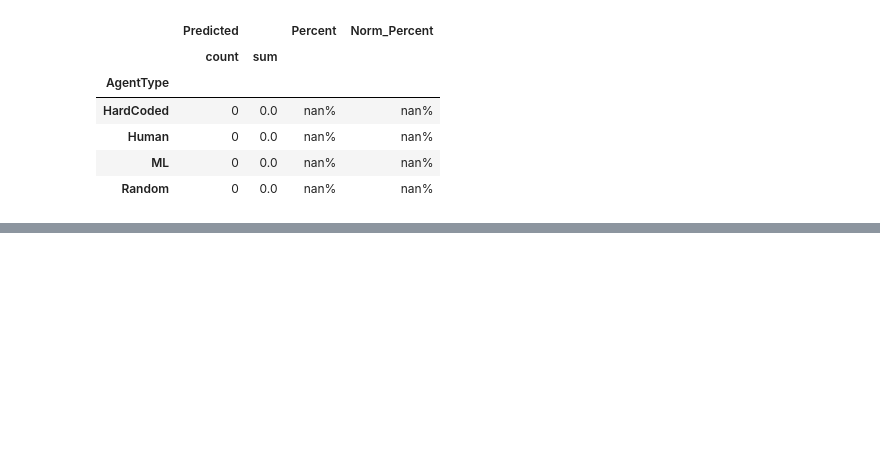
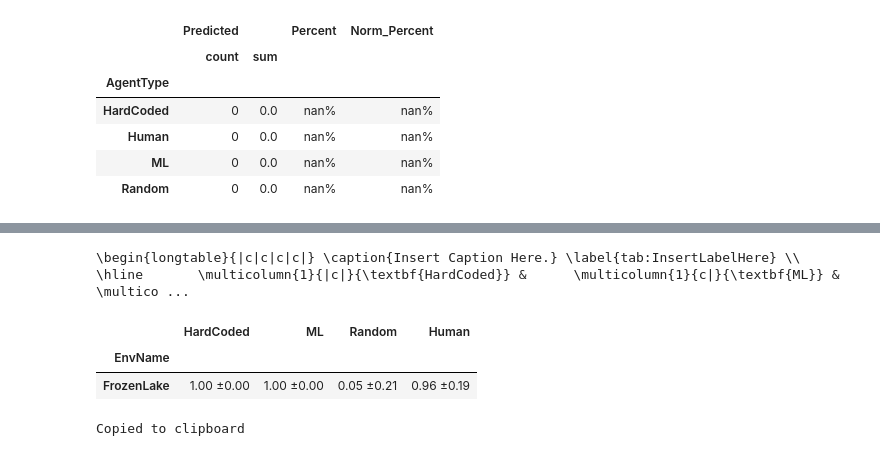
Before and after one commit to louie-jones-strong/Uni-Dissertation, a Jupyter notebook: ResultsFormating.ipynb, the cells around one changed output, grey strips where cells are left out. Drawn from its saved outputs; the diff is of its cells as text; code cells hidden in the pictures; blank space fills up the shorter version.

```diff
--- a/ResultsFormating.ipynb
+++ b/ResultsFormating.ipynb
@@ -175,0 +322,46 @@ FrozenLake - Curated
+# %%
+def CreateEnvAgentTypeTable(evalDf, envNames, agentTypes, metric):
+
+	columns = ["EnvName"]
+	columns += agentTypes
+
+	df = pd.DataFrame(columns=columns)
+
+	for envName in envNames:
+		row = {}
+		row["EnvName"] = [envName]
+
+		for agentType in agentTypes:
+			agentTypeDf = evalDf[evalDf["AgentType"] == agentType]
+			agentTypeDf = agentTypeDf[agentTypeDf["EnvName"] == envName]
+
+			avg = agentTypeDf[metric].mean()
+			error = agentTypeDf[metric].std()
+			cell = f"{avg:.2f} ±{error:.2f}"
+			row[agentType] = [cell]
+
+		df = pd.concat([df, pd.DataFrame(row)], ignore_index=True)
+
+
+	# set the index to be the env name
+	df = df.set_index("EnvName")
+
+	text = ConvertToLatex(df)
+	pc.copy(text)
+	print(text.replace("\n", " "))
+	display(df)
+	print("Copied to clipboard")
+
+	return
+# %%
+curatedDf = evalDf[evalDf["Behaviour"] == "Curated"]
+humanDf = evalDf[evalDf["Behaviour"] == "Human"]
+highScoreDf = evalDf[evalDf["Behaviour"] == "HighScore"]
+# %%
+CreateEnvAgentTypeTable(highScoreDf, EnvNames, AgentTypes, "EpisodeTotalReward")
+# %% [output]
+\begin{longtable}{|c|c|c|c|} \caption{Insert Caption Here.} \label{tab:InsertLabelHere} \\ \hline       \multicolumn{1}{|c|}{\textbf{HardCoded}} &      \multicolumn{1}{c|}{\textbf{ML}} &      \multico ...
+|  | HardCoded | ML | Random | Human |
+| EnvName |  |  |  |  |
+| FrozenLake | 1.00 ±0.00 | 1.00 ±0.00 | 0.05 ±0.21 | 0.96 ±0.19 |
+Copied to clipboard
```
Also changed, not shown: parts of 10 cells of this notebook.
